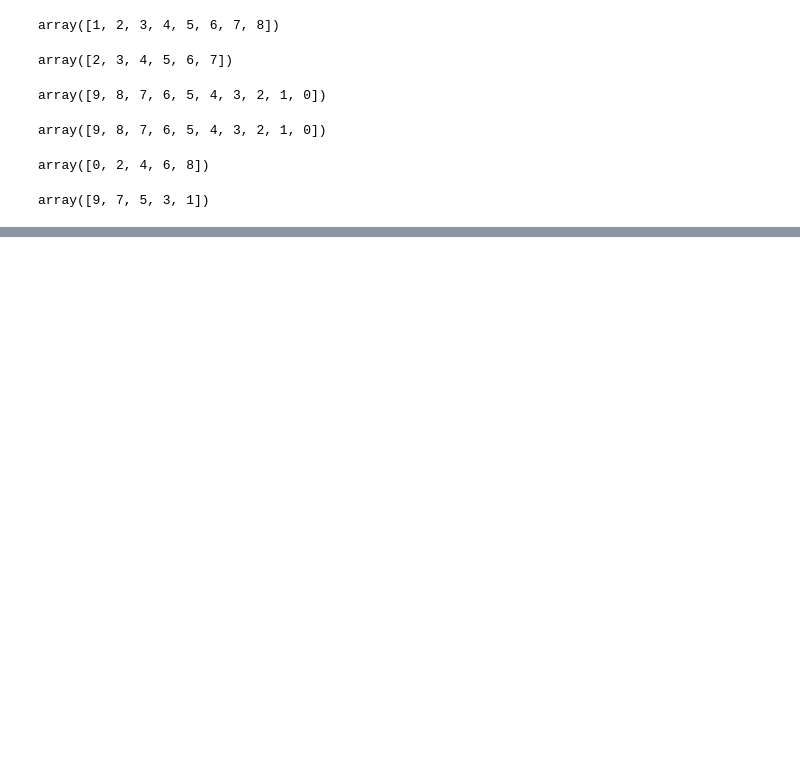
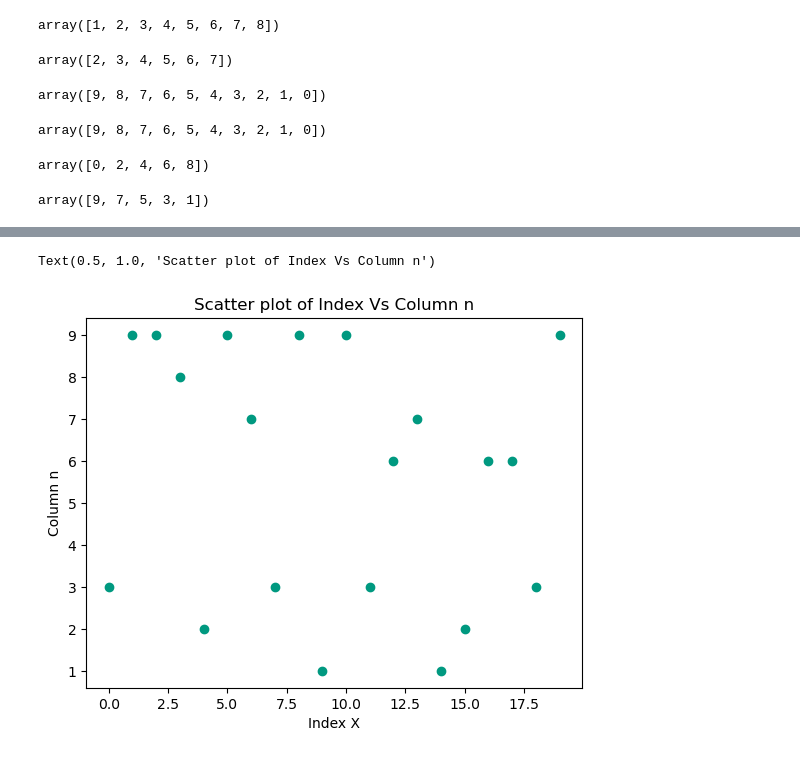
Before and after one commit to VanilaSudheer/data-analysis-playground, a Jupyter notebook: numpy.ipynb, the cells around one changed output, grey strips where cells are left out. Cells and saved outputs as stored; diff of their text form; code cells hidden in the pictures; blank space fills up the shorter version.

```diff
--- a/numpy.ipynb
+++ b/numpy.ipynb
@@ -503,0 +266,4 @@ df.loc[[3]]
+# %%
+df1=pd.read_csv("test.csv")
+# %%
+df1[19]=np.random.choice(['YES','NO'],20)
@@ -503,0 +342,12 @@ df.loc[[3]]
+# %%
+marineGreen = (0.0,0.6,0.5)
+x = df1.index
+y = df1['col4']
+plt.scatter(x,y,color=marineGreen)
+plt.xlabel('Index X')
+plt.ylabel('Column n')
+plt.title('Scatter plot of Index Vs Column n')
+#plt.savefig('test.pn')
+# %% [output]
+Text(0.5, 1.0, 'Scatter plot of Index Vs Column n')
+[figure, added]
```
Also changed, not shown: parts of 64 cells of this notebook.
